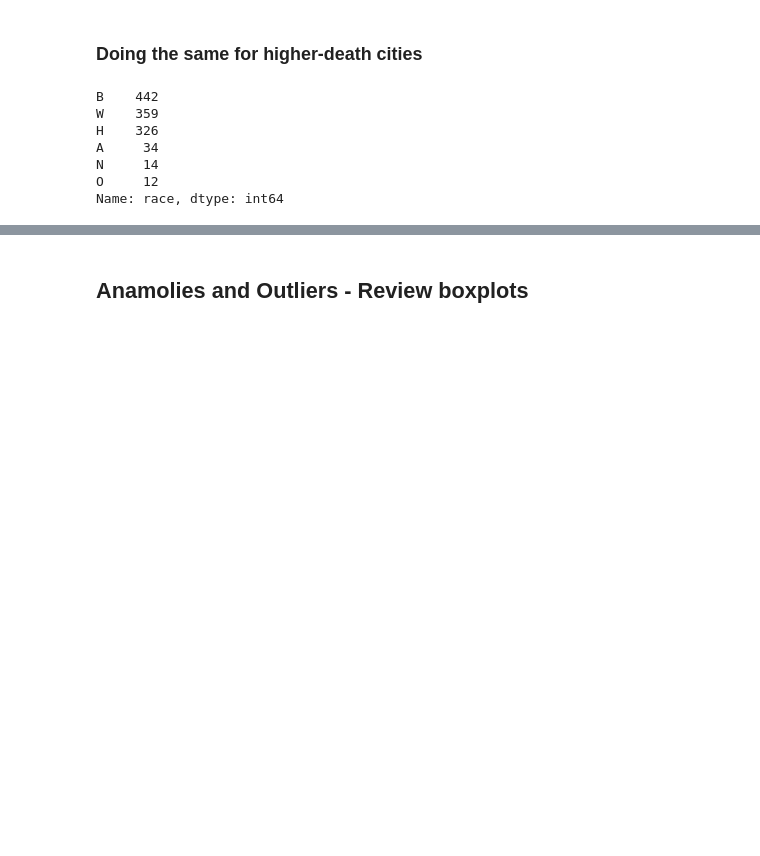
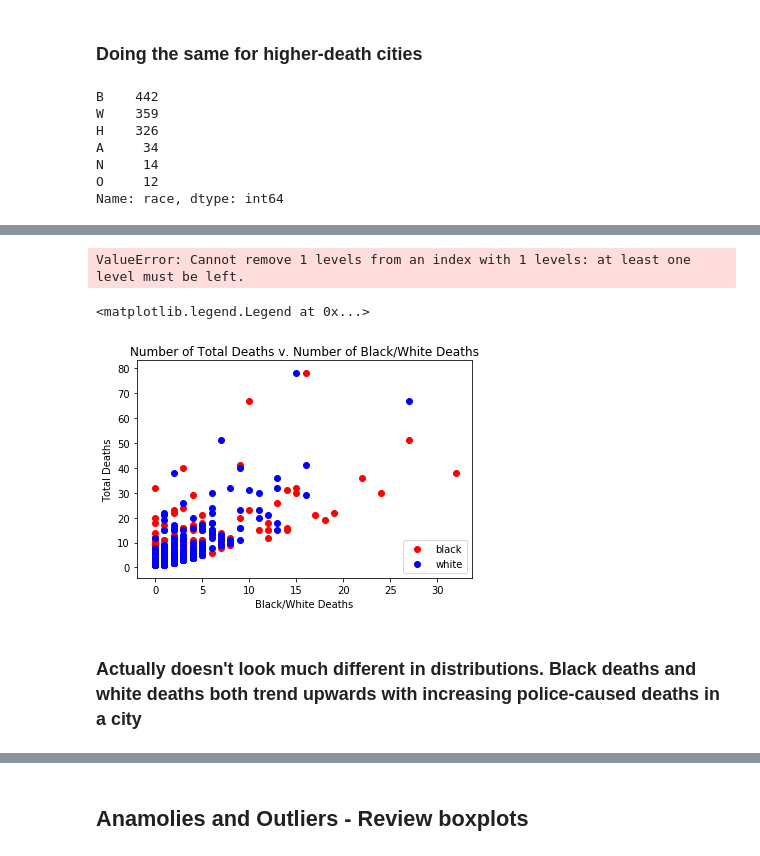
Before and after one commit to vizziviz/fatal_encounters_with_police, a Jupyter notebook: notebooks/BLM_eda.ipynb, the cells around one changed output, grey strips where cells are left out. Saved outputs shown, nothing was run; the diff lists cells and outputs as text; code cells hidden in the pictures; blank space fills up the shorter version.

```diff
--- a/notebooks/BLM_eda.ipynb
+++ b/notebooks/BLM_eda.ipynb
@@ -187,0 +232,24 @@ Name: race, dtype: int64
+# %%
+y = y.astype('str').apply(lambda x: x.replace('nan','0'))
+# %%
+y = y.astype('float')
+# %%
+y.columns = y.columns.droplevel(0)
+# %% [output]
+ValueError: Cannot remove 1 levels from an index with 1 levels: at least one level must be left.
+# %%
+y['total'] = y.A + y.B + y.H + y.N + y.O + y.W
+# %%
+plt.scatter('B', 'total', data=y, color='red', label='black')
+
+plt.scatter('W', 'total', data=y, color='blue', label='white')
+
+plt.title('Number of Total Deaths v. Number of Black/White Deaths')
+plt.xlabel('Black/White Deaths')
+plt.ylabel('Total Deaths')
+plt.legend(loc='lower right')
+# %% [output]
+<matplotlib.legend.Legend at 0x...>
+[figure, added]
+# %% [markdown]
+### Actually doesn't look much different in distributions. Black deaths and white deaths both trend upwards with increasing police-caused deaths in a city
```
Also changed, not shown: parts of 34 cells of this notebook.
